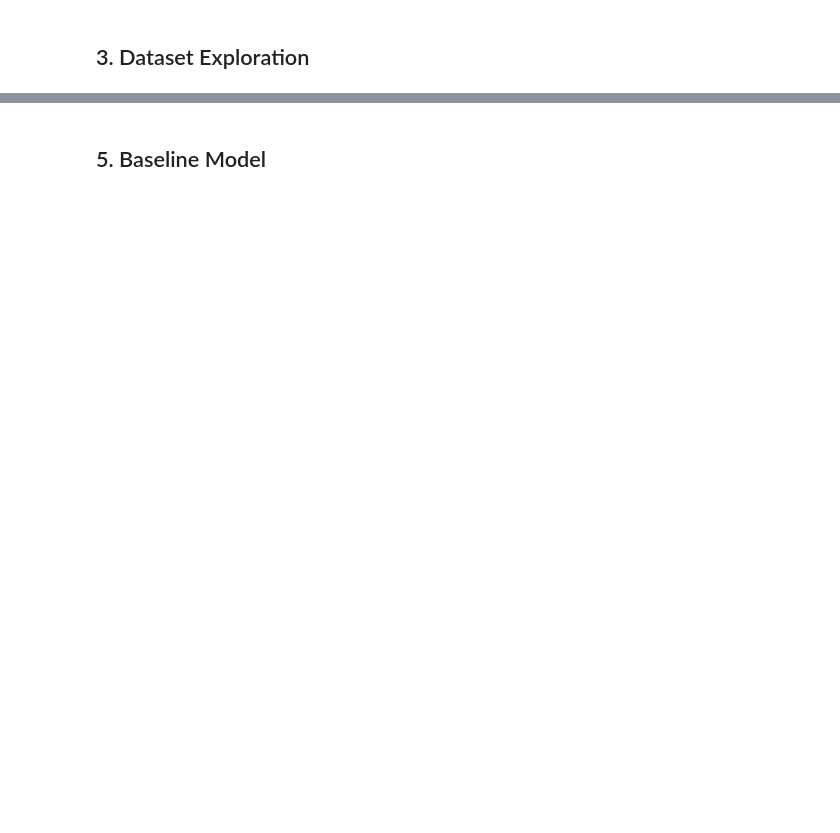
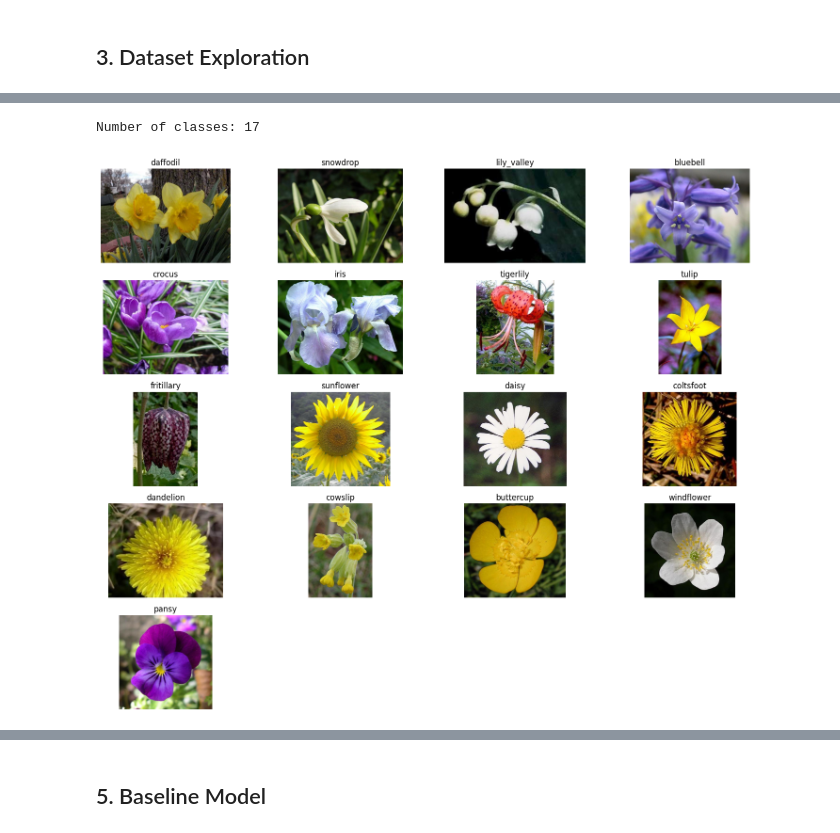
Before and after one commit to emelinachow-lgtm/FloraDex, a Jupyter notebook: floradex_a2.ipynb, the cells around one changed output, grey strips where cells are left out. Cells and saved outputs as stored; diff of their text form; code cells hidden in the pictures; blank space fills up the shorter version.

```diff
--- a/floradex_a2.ipynb
+++ b/floradex_a2.ipynb
@@ -15,0 +160,46 @@ Assessment 2
+# %%
+class_names = [
+    "daffodil",
+    "snowdrop",
+    "lily_valley",
+    "bluebell",
+    "crocus",
+    "iris",
+    "tigerlily",
+    "tulip",
+    "fritillary",
+    "sunflower",
+    "daisy",
+    "coltsfoot",
+    "dandelion",
+    "cowslip",
+    "buttercup",
+    "windflower",
+    "pansy"
+]
+
+print("Number of classes:", len(class_names))
+# %% [output]
+Number of classes: 17
+# %%
+import matplotlib.pyplot as plt
+from PIL import Image
+
+plt.figure(figsize=(15, 12))
+
+for class_index, class_name in enumerate(class_names):
+  #First image belonging to each block of 80
+  image_number = class_index * 80 + 1
+  image_path = f"jpg/image_{image_number:04d}.jpg"
+
+  image = Image.open(image_path)
+
+  plt.subplot(5, 4, class_index + 1)
+  plt.imshow(image)
+  plt.title(class_name)
+  plt.axis("off")
+
+plt.tight_layout()
+plt.show()
+# %% [output]
+[figure, added]
```
Also changed, not shown: parts of 81 cells of this notebook.
